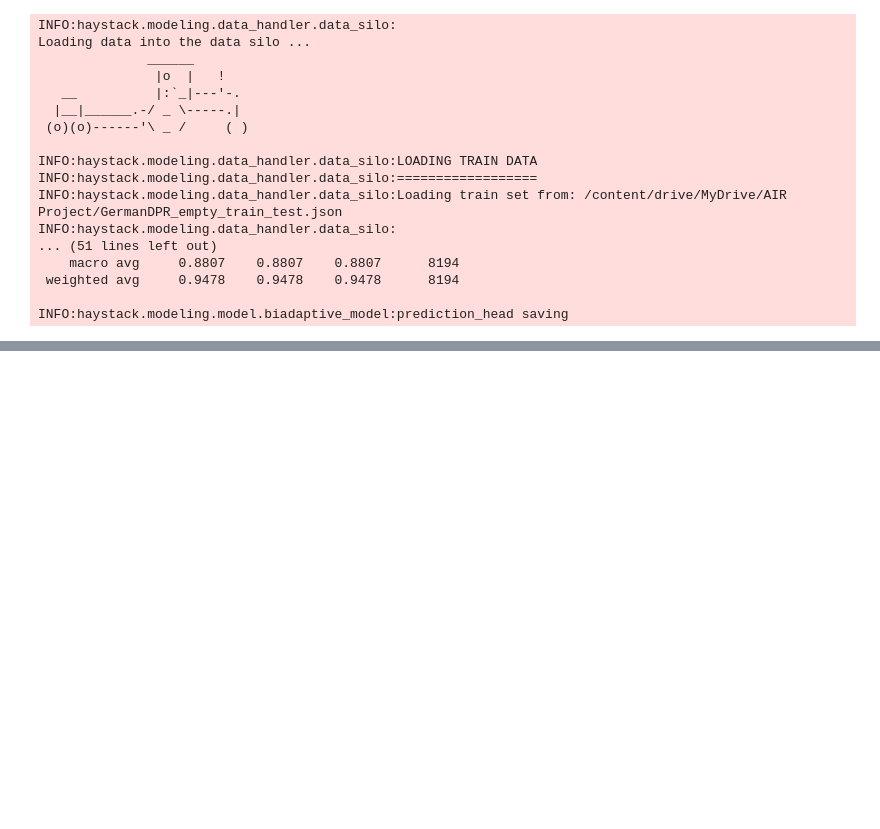
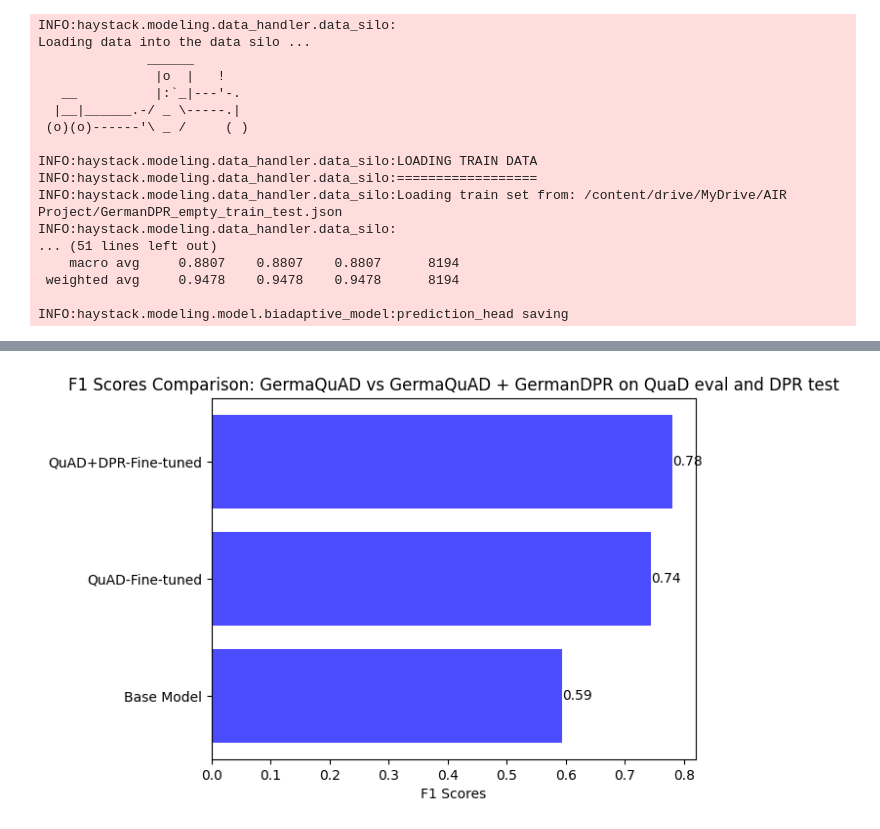
Before and after one commit to ValentinForster/AIRGroup14, a Jupyter notebook: Copy_of_AIR_Project_Colab_Haystack.ipynb, the cells around one changed output, grey strips where cells are left out. Cells and saved outputs as stored; diff of their text form; code cells hidden in the pictures; blank space fills up the shorter version.

```diff
--- a/Copy_of_AIR_Project_Colab_Haystack.ipynb
+++ b/Copy_of_AIR_Project_Colab_Haystack.ipynb
@@ -424,11 +431,16 @@ plt.show()
 # %%
+f1_scores_germandpr_test = [0.5941463414634146, 0.744390243902439, 0.7804878048780488]
 fig, ax = plt.subplots()
-ax.barh(models, f1_scores_germaquad, color='blue', alpha=0.7, label='GermaQuAD')
-ax.barh(models, f1_scores_germandpr, color='green', alpha=0.5, label='GermanDPR', left=f1_scores_germaquad)
+bars = ax.barh(models, f1_scores_germandpr_test, color='blue', alpha=0.7, label='GermaQuAD')
 
 ax.set_xlabel('F1 Scores')
-ax.set_title('F1 Scores Comparison: GermaQuAD vs GermanDPR')
-ax.legend()
+ax.set_title('F1 Scores Comparison: GermaQuAD vs GermaQuAD + GermanDPR on QuaD eval and DPR test')
+
+for bar in bars:
+    width = bar.get_width()
+    ax.text(width, bar.get_y() + bar.get_height() / 2, f'{width:.2f}',ha='left', va='center')
 
 plt.show()
+# %% [output]
+[figure, added]
 # %%
```
Also changed, not shown: parts of 2 cells of this notebook.
